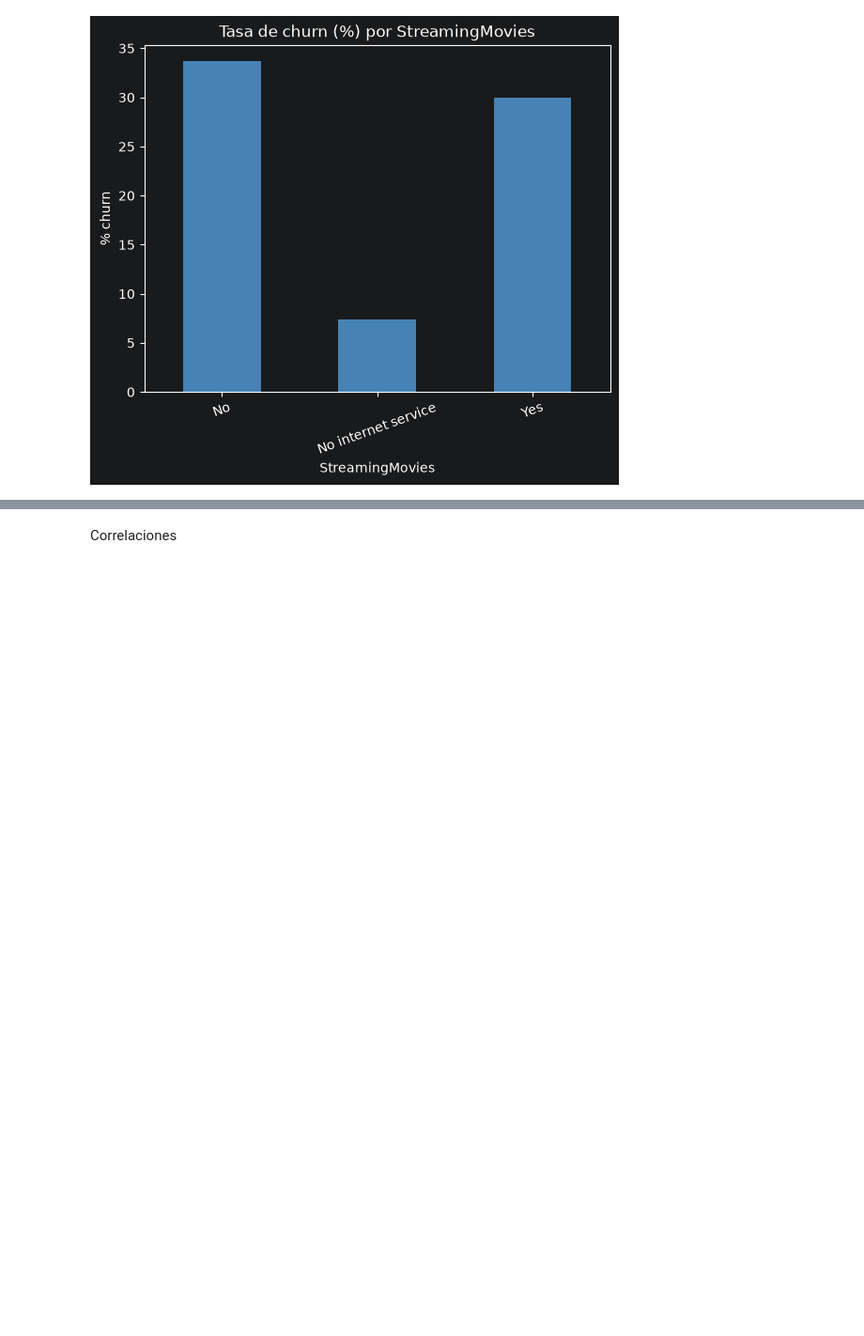
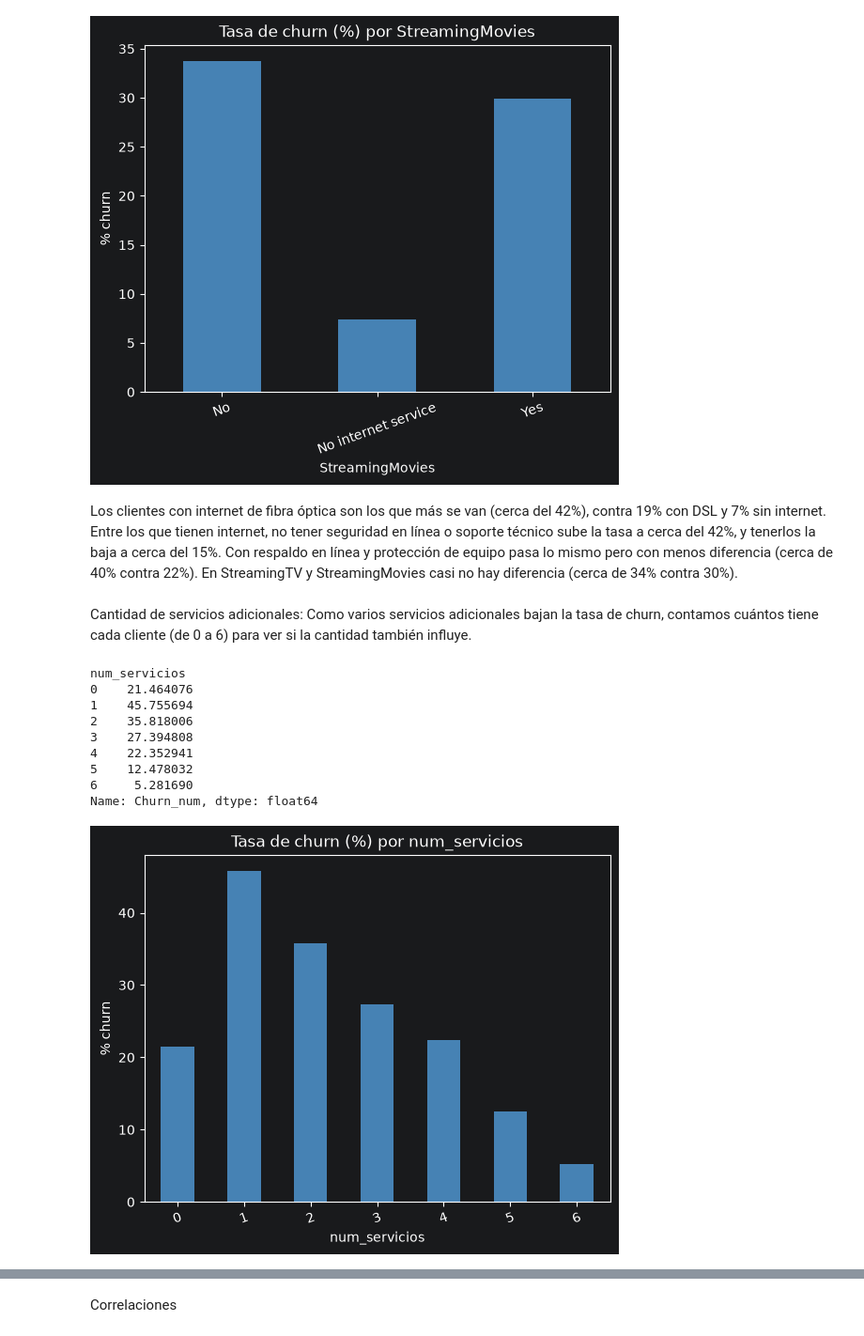
Before and after one commit to jeriel169017-a11y/ProyectoAI-1, a Jupyter notebook: notebooks/01_EDA.ipynb, the cells around one changed output, grey strips where cells are left out. Shown at 94% size. Drawn from its saved outputs; the diff is of its cells as text; code cells hidden in the pictures; blank space fills up the shorter version.

```diff
--- a/notebooks/01_EDA.ipynb
+++ b/notebooks/01_EDA.ipynb
@@ -226,3 +239,25 @@ for col in ["InternetService", "OnlineSecurity", "OnlineBackup",
 [figure]
 [figure]
 [figure]
+# %% [markdown]
+Los clientes con internet de fibra óptica son los que más se van (cerca del 42%), contra 19% con DSL y 7% sin internet. Entre los que tienen internet, no tener seguridad en línea o soporte técnico sube la tasa a cerca del 42%, y tenerlos la baja a cerca del 15%. Con respaldo en línea y protección de equipo pasa lo mismo pero con menos diferencia (cerca de 40% contra 22%). En StreamingTV y StreamingMovies casi no hay diferencia (cerca de 34% contra 30%).
+# %% [markdown]
+Cantidad de servicios adicionales: Como varios servicios adicionales bajan la tasa de churn, contamos cuántos tiene cada cliente (de 0 a 6) para ver si la cantidad también influye.
+# %%
+servicios = ["OnlineSecurity", "OnlineBackup", "DeviceProtection",
+             "TechSupport", "StreamingTV", "StreamingMovies"]
+df["num_servicios"] = (df[servicios] == "Yes").sum(axis=1)
+
+print(df.groupby("num_servicios")["Churn_num"].mean() * 100)
+tasa_churn("num_servicios")
+# %% [output]
+num_servicios
+0    21.464076
+1    45.755694
+2    35.818006
+3    27.394808
+4    22.352941
+5    12.478032
+6     5.281690
+Name: Churn_num, dtype: float64
+[figure, added]
```
Also changed, not shown: parts of 25 cells of this notebook, 8 other files.
